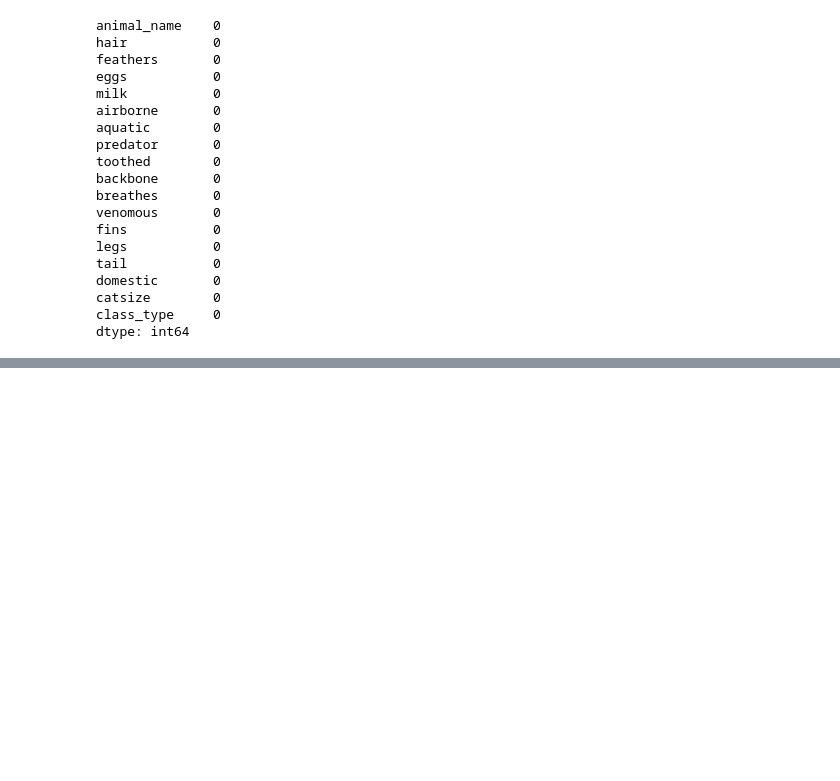
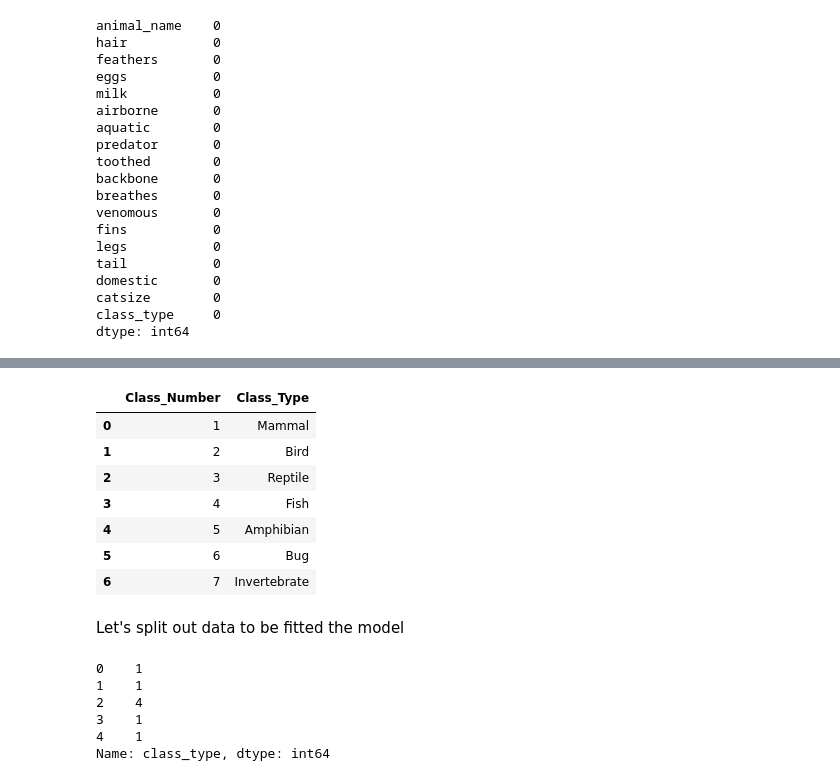
Before and after one commit to SunpreetSChahal/ML_Practice_Projs, a Jupyter notebook: (4.3-2) Zoo Animal Classification - Decision Tree Practice.ipynb, the cells around one changed output, grey strips where cells are left out. Saved outputs shown, nothing was run; the diff lists cells and outputs as text; code cells hidden in the pictures; blank space fills up the shorter version.

```diff
--- a/(4.3-2) Zoo Animal Classification - Decision Tree Practice.ipynb
+++ b/(4.3-2) Zoo Animal Classification - Decision Tree Practice.ipynb
@@ -130,0 +133,26 @@ There are: 101 unique animals.
+# %%
+# Split data for just the class number and class name - easy reference
+class_ref = df_class[["Class_Number", "Class_Type"]]
+class_ref
+# %% [output]
+|  | Class_Number | Class_Type |
+| 0 | 1 | Mammal |
+| 1 | 2 | Bird |
+| 2 | 3 | Reptile |
+| 3 | 4 | Fish |
+| 4 | 5 | Amphibian |
+| 5 | 6 | Bug |
+| 6 | 7 | Invertebrate |
+# %% [markdown]
+Let's split out data to be fitted the model
+# %%
+# Extractice class number - target
+target = df_features['class_type']
+target.head(5)
+# %% [output]
+0    1
+1    1
+2    4
+3    1
+4    1
+Name: class_type, dtype: int64
```
Also changed, not shown: parts of 28 cells of this notebook.
